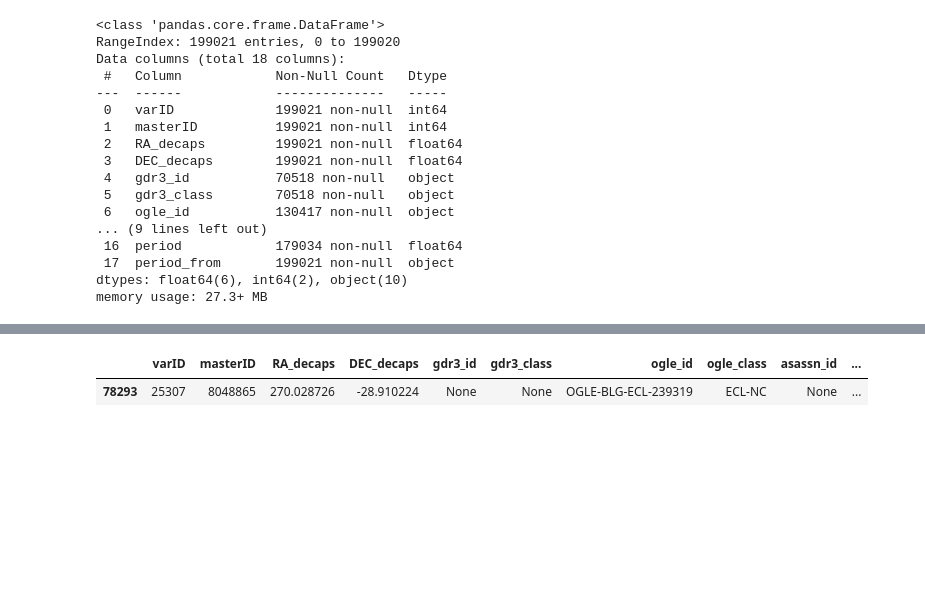
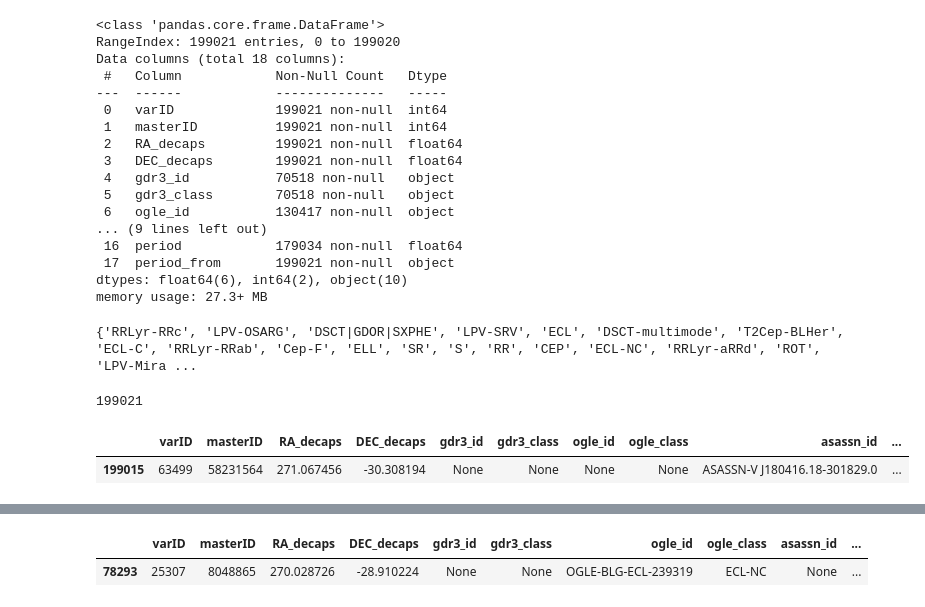
Before and after one commit to mnilsson8/Cube, a Jupyter notebook: Cube/Decaps_Var_Cube.ipynb, the cells around one changed output, grey strips where cells are left out. Cells and saved outputs as stored; diff of their text form; code cells hidden in the pictures; blank space fills up the shorter version.

```diff
--- a/Cube/Decaps_Var_Cube.ipynb
+++ b/Cube/Decaps_Var_Cube.ipynb
@@ -54,3 +54,20 @@ Data columns (total 18 columns):
  17  period_from       199021 non-null  object
 dtypes: float64(6), int64(2), object(10)
 memory usage: 27.3+ MB
+# %%
+u = u[u["gdr3_class"] != "WD"]
+# %%
+classes = set(u["gdr3_class"]) | set(u["ogle_class"]) | set(u["asassn_class"]) | set(u["vivace_class"])
+classes.remove(None)
+print(classes)
+# %% [output]
+{'RRLyr-RRc', 'LPV-OSARG', 'DSCT|GDOR|SXPHE', 'LPV-SRV', 'ECL', 'DSCT-multimode', 'T2Cep-BLHer', 'ECL-C', 'RRLyr-RRab', 'Cep-F', 'ELL', 'SR', 'S', 'RR', 'CEP', 'ECL-NC', 'RRLyr-aRRd', 'ROT', 'LPV-Mira ...
+# %%
+print(len(u))
+# %% [output]
+199021
+# %%
+u[u[["gdr3_class", "ogle_class","asassn_class","vivace_class"]].isin(["ROT"]).any(axis=1)]
+# %% [output]
+|  | varID | masterID | RA_decaps | DEC_decaps | gdr3_id | gdr3_class | ogle_id | ogle_class | asassn_id | ... |
+| 199015 | 63499 | 58231564 | 271.067456 | -30.308194 | None | None | None | None | ASASSN-V J180416.18-301829.0 | ... |
```
Also changed, not shown: parts of 51 cells of this notebook, 3 other files.
